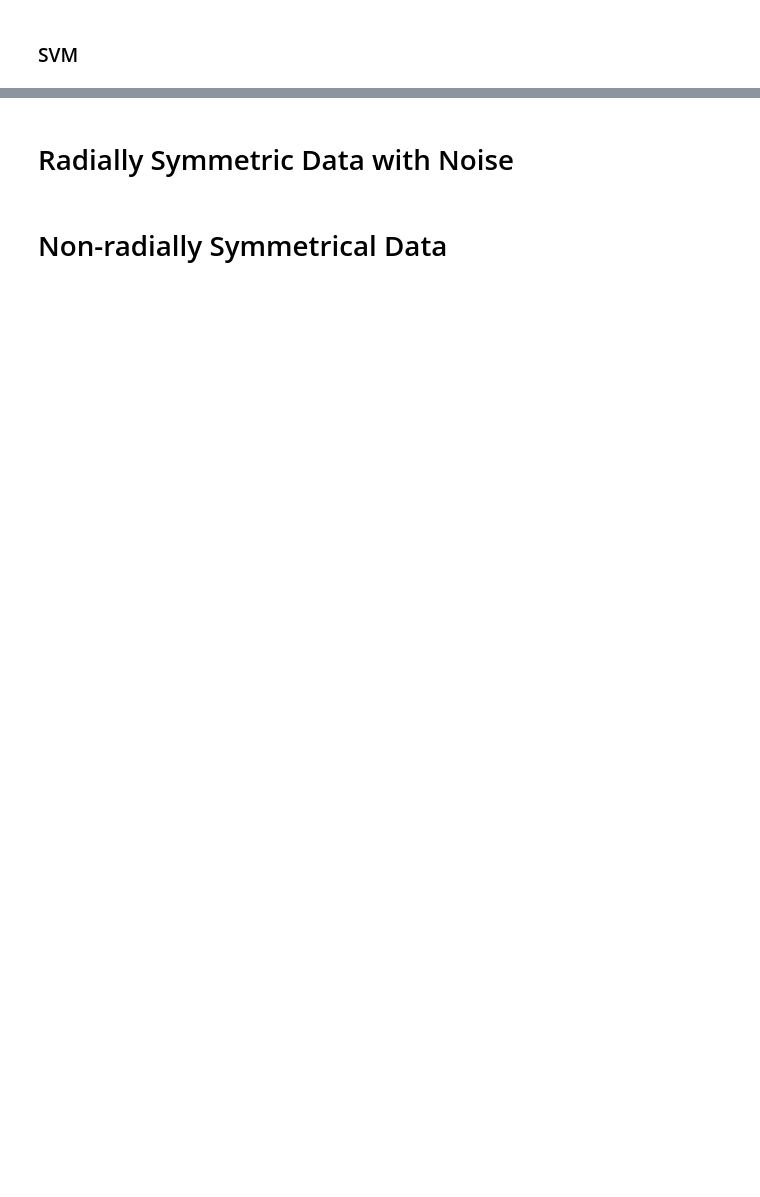
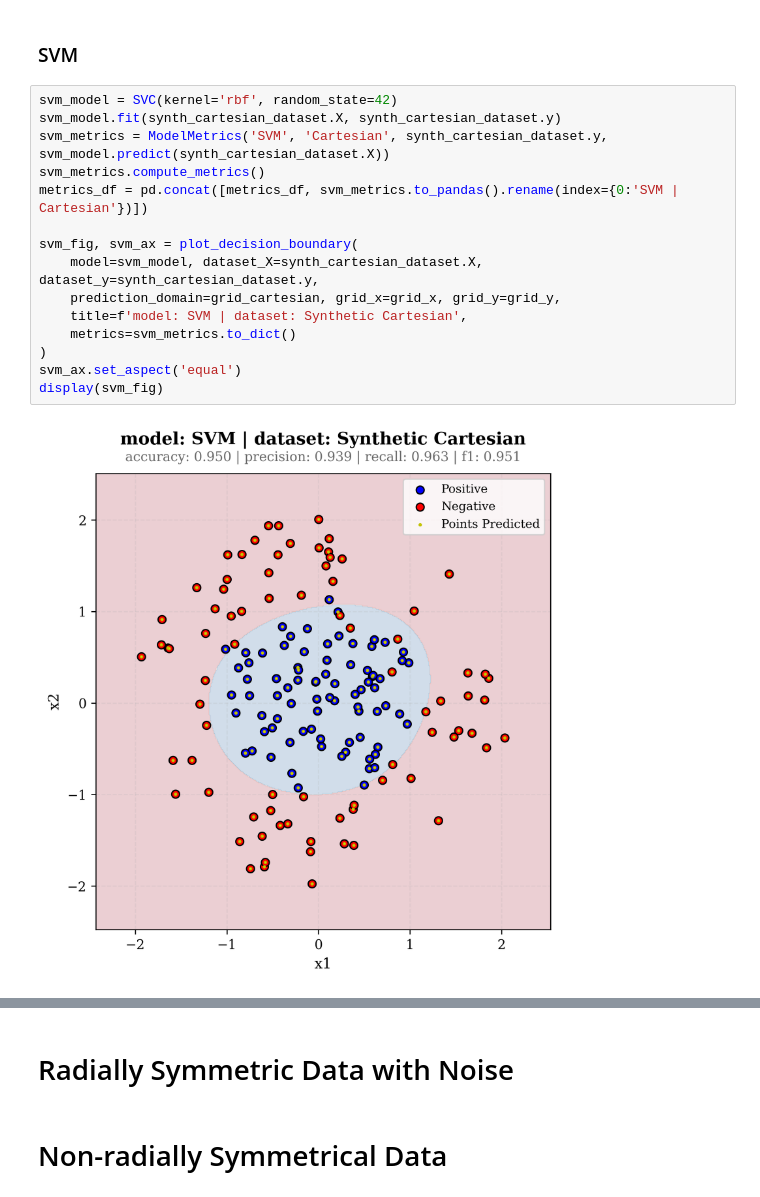
Before and after one commit to apsket/feature-representation-vs-model-complexity, a Jupyter notebook: notebooks/04_synthetic_datasets.ipynb, the cells around one changed output, grey strips where cells are left out. Drawn from its saved outputs; the diff is of its cells as text; blank space fills up the shorter version.

```diff
--- a/notebooks/04_synthetic_datasets.ipynb
+++ b/notebooks/04_synthetic_datasets.ipynb
@@ -143,2 +163,19 @@ display(lr_R_fig)
 # %% [markdown]
 ### SVM
+# %%
+svm_model = SVC(kernel='rbf', random_state=42)
+svm_model.fit(synth_cartesian_dataset.X, synth_cartesian_dataset.y)
+svm_metrics = ModelMetrics('SVM', 'Cartesian', synth_cartesian_dataset.y, svm_model.predict(synth_cartesian_dataset.X))
+svm_metrics.compute_metrics()
+metrics_df = pd.concat([metrics_df, svm_metrics.to_pandas().rename(index={0:'SVM | Cartesian'})])
+
+svm_fig, svm_ax = plot_decision_boundary(
+    model=svm_model, dataset_X=synth_cartesian_dataset.X, dataset_y=synth_cartesian_dataset.y,
+    prediction_domain=grid_cartesian, grid_x=grid_x, grid_y=grid_y,
+    title=f'model: SVM | dataset: Synthetic Cartesian',
+    metrics=svm_metrics.to_dict()
+)
+svm_ax.set_aspect('equal')
+display(svm_fig)
+# %% [output]
+[figure, added]
```
Also changed, not shown: parts of 13 cells of this notebook.
